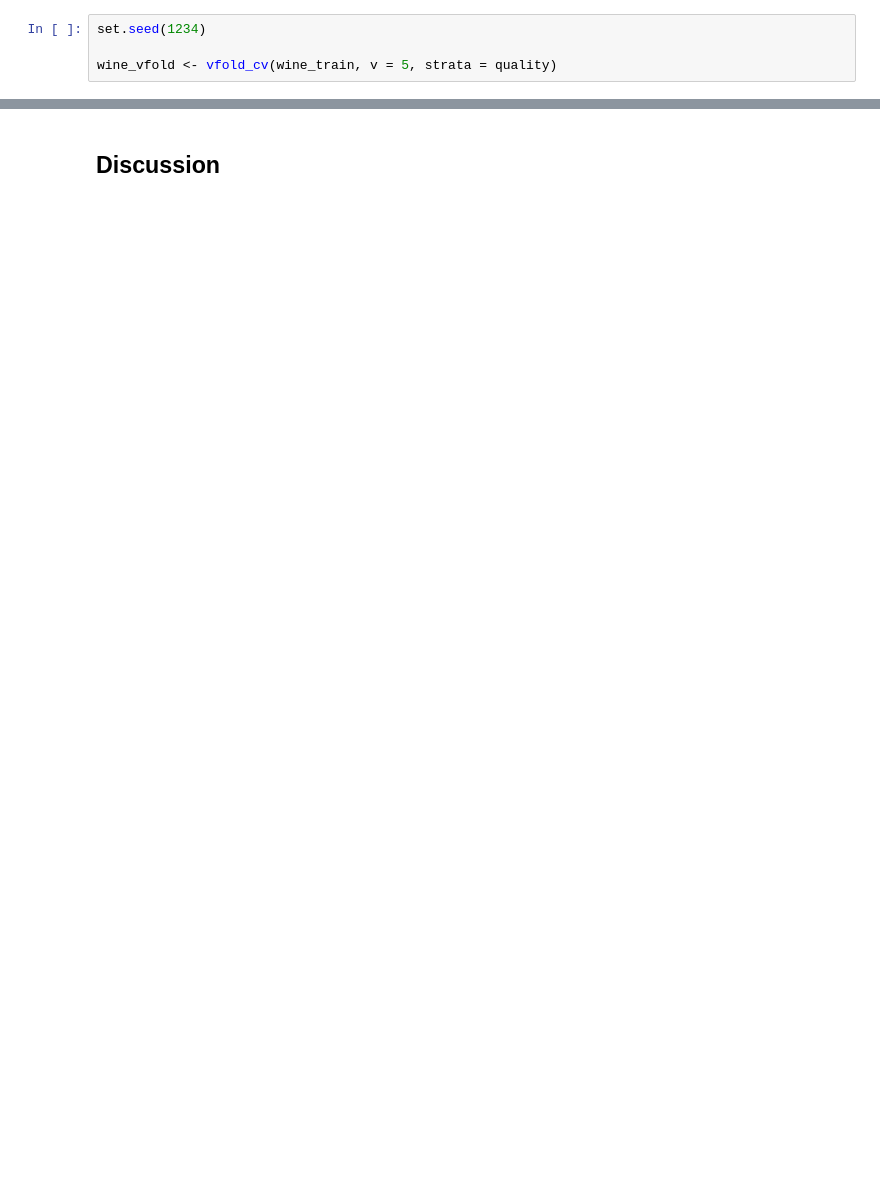
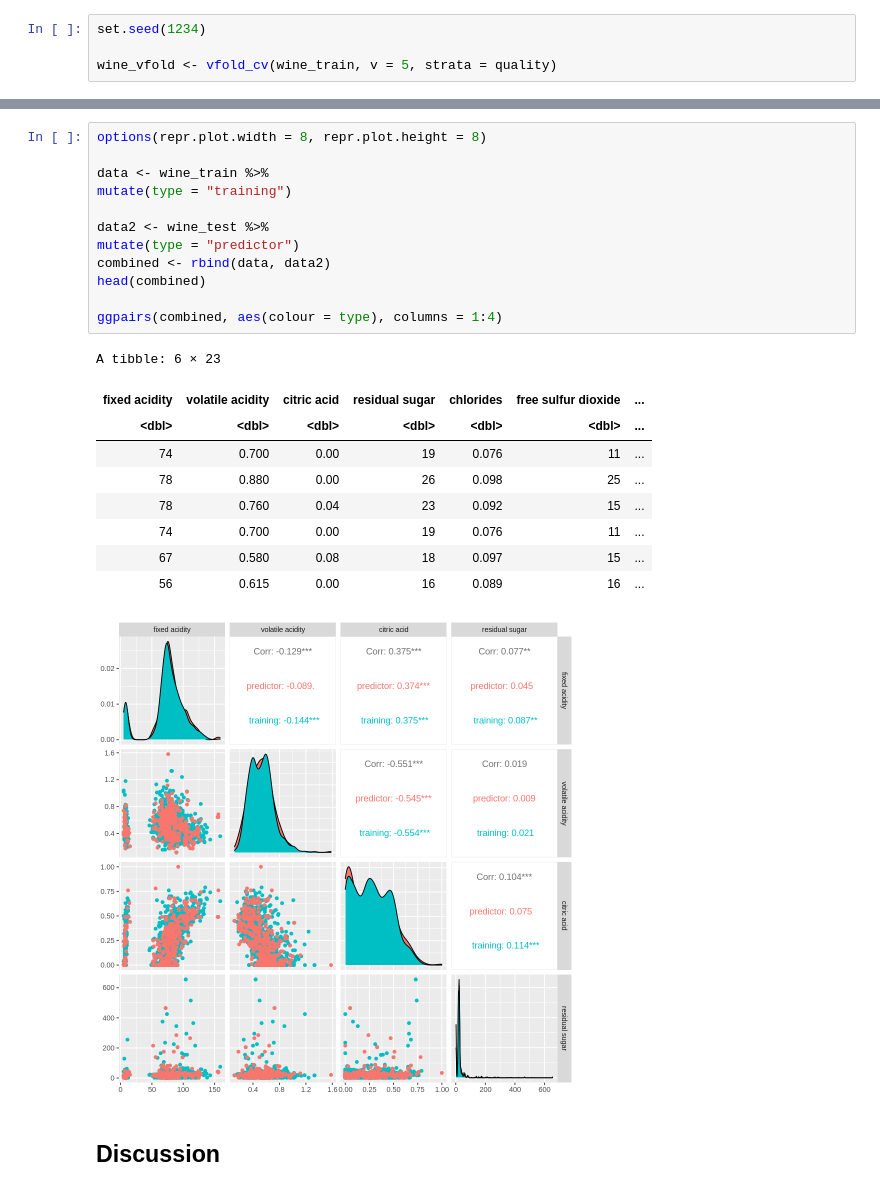
Before and after one commit to choialice707/DSCI-100-Group56-Proj, a Jupyter notebook: group_project_report.ipynb, the cells around one changed output, grey strips where cells are left out. Saved outputs shown, nothing was run; the diff lists cells and outputs as text; blank space fills up the shorter version.

```diff
--- a/group_project_report.ipynb
+++ b/group_project_report.ipynb
@@ -346,3 +518,26 @@ wkflw_plot
+# %%
+options(repr.plot.width = 8, repr.plot.height = 8)
+
+data <- wine_train %>%
+mutate(type = "training")
+
+data2 <- wine_test %>%
+mutate(type = "predictor")
+combined <- rbind(data, data2)
+head(combined)
+
+ggpairs(combined, aes(colour = type), columns = 1:4)
+# %% [output]
+A tibble: 6 × 23
+| fixed acidity | volatile acidity | citric acid | residual sugar | chlorides | free sulfur dioxide | ... |
+| <dbl> | <dbl> | <dbl> | <dbl> | <dbl> | <dbl> | ... |
+| 74 | 0.700 | 0.00 | 19 | 0.076 | 11 | ... |
+| 78 | 0.880 | 0.00 | 26 | 0.098 | 25 | ... |
+| 78 | 0.760 | 0.04 | 23 | 0.092 | 15 | ... |
+| 74 | 0.700 | 0.00 | 19 | 0.076 | 11 | ... |
+| 67 | 0.580 | 0.08 | 18 | 0.097 | 15 | ... |
+| 56 | 0.615 | 0.00 | 16 | 0.089 | 16 | ... |
+[figure, added]
 # %% [markdown]
 ## **Discussion**
 # %% [markdown]
```
Also changed, not shown: parts of 30 cells of this notebook, 1 other file.
